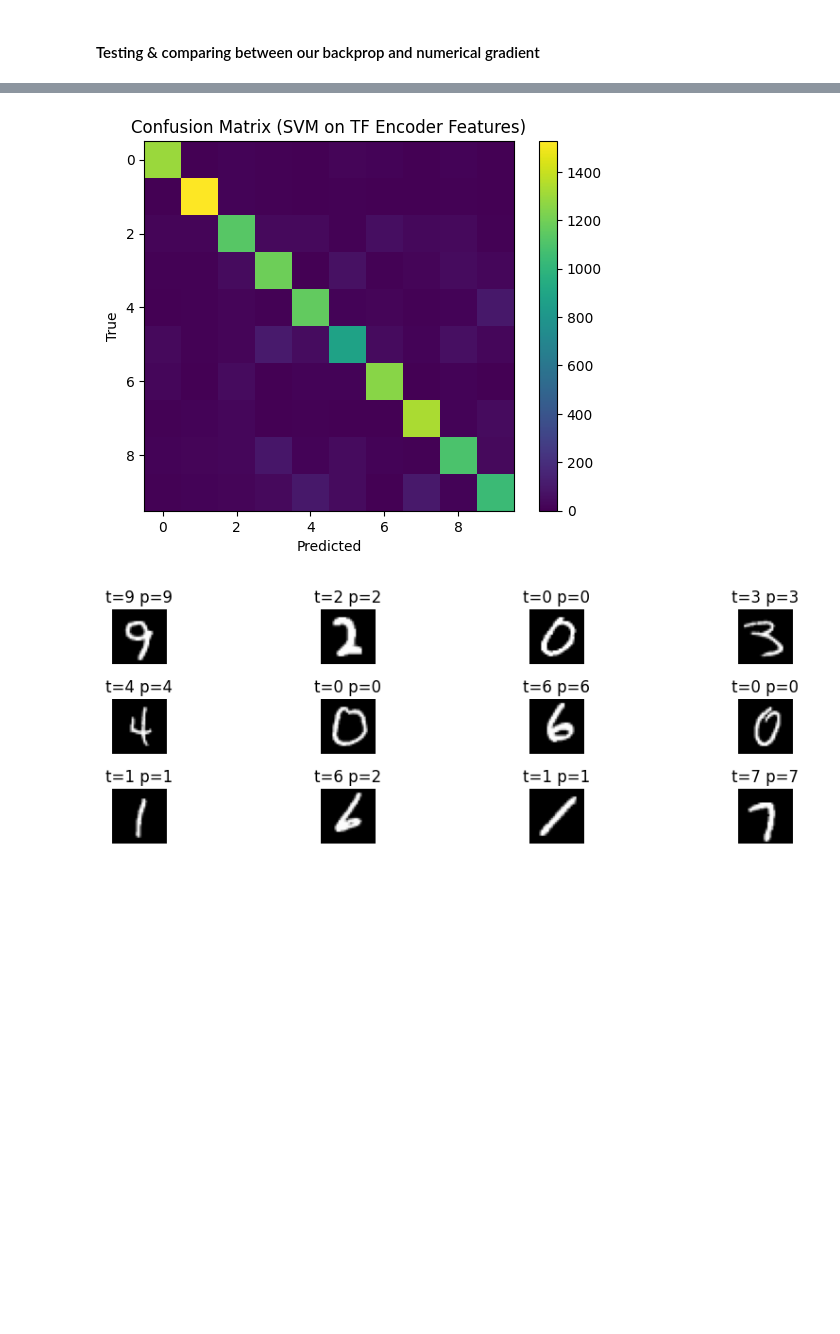
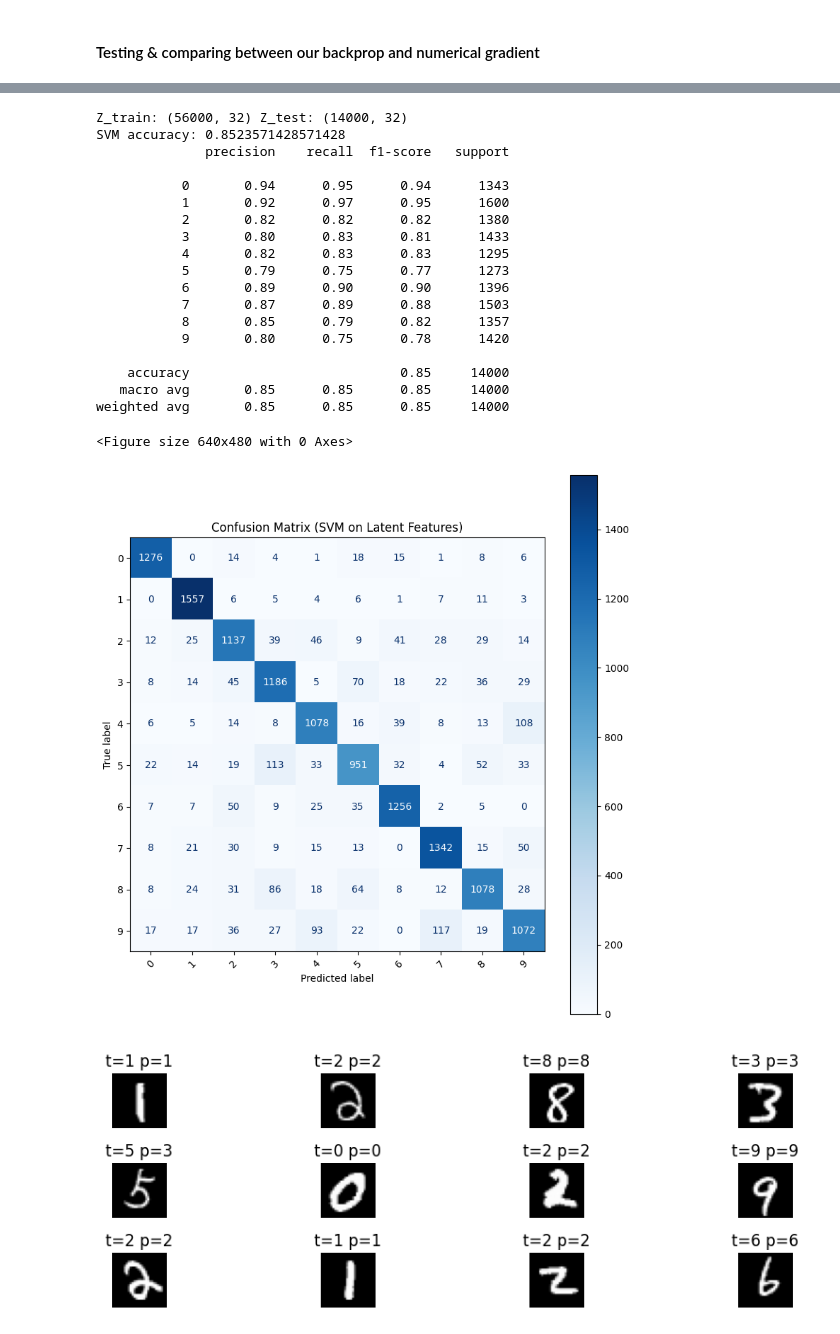
Before and after one commit to CSE473s-Course-Project-Fall25/neural-network-lib, a Jupyter notebook: notebooks/project_demo.ipynb, the cells around one changed output, grey strips where cells are left out. Saved outputs shown, nothing was run; the diff lists cells and outputs as text; code cells hidden in the pictures; blank space fills up the shorter version.

```diff
--- a/notebooks/project_demo.ipynb
+++ b/notebooks/project_demo.ipynb
@@ -284,25 +307,21 @@ Loss: 0.0085
 # %%
-# 5. Evaluate
 print("reconstructing...")
-X_test_reconstructed = autoencoder.forward(X_test[:1000]) # Predict on a subset to save memory if needed
+X_test_reconstructed = autoencoder.forward(X_test) # Predict on a subset to save memory if needed
 
-# 6. Visualize
-n_samples = 10
-plt.figure(figsize=(10, 4))
+# Visualize
+n_samples = 5
+plt.figure(figsize=(8, 4))
 for i in range(n_samples):
+    n = np.random.randint(0, X_test.shape[0]-1)
     # Original
-    plt.subplot(2, n_samples, i + 1)
-    plt.imshow(X_test[i].reshape(28, 28), cmap='gray')
-    plt.axis('off')
-    if i == 0:
-        plt.title('Original')
+    plt.subplot(1, 2, 1)
+    plt.imshow((X_test[n].reshape(28, 28)*255).astype(np.uint8), cmap='gray')
+    plt.title(f"Original")
 
     # Reconstructed
-    plt.subplot(2, n_samples, i + 1 + n_samples)
-    plt.imshow(X_test_reconstructed[i].reshape(28, 28), cmap='gray')
-    plt.axis('off')
-    if i == 0:
-        plt.title('Reconstructed')
-plt.show()
+    plt.subplot(1, 2, 2)
+    plt.imshow((X_test_reconstructed[n].reshape(28, 28)*255).astype(np.uint8), cmap='gray')
+    plt.title(f"Reconstructed")
+    plt.show()
 # %% [output]
 reconstructing...
@@ -605,7 +683,6 @@ Z_test  = encoder_tf.predict(X_test,  batch_size=1024, verbose=0)
 
 print("Z_train:", Z_train.shape, "Z_test:", Z_test.shape)   # should be (N, 32)
 
-# ===== 9) Train SVM (multi-class automatically one-vs-rest) =====
 svm = make_pipeline(
     StandardScaler(),
     LinearSVC(C=1.0, dual="auto", max_iter=5000)
@@ -613,22 +690,19 @@ svm = make_pipeline(
 
 svm.fit(Z_train, y_train)
 
-# ===== 10) Test / Evaluate =====
 y_pred = svm.predict(Z_test)
 
 print("SVM accuracy:", accuracy_score(y_test, y_pred))
 print(classification_report(y_test, y_pred))
 
-cm = confusion_matrix(y_test, y_pred)
+cm = ConfusionMatrixDisplay(confusion_matrix=confusion_matrix(y_test, y_pred), display_labels=svm.classes_)
 plt.figure()
-plt.imshow(cm)
-plt.title("Confusion Matrix (SVM on TF Encoder Features)")
-plt.xlabel("Predicted")
-plt.ylabel("True")
-plt.colorbar()
+fig, ax = plt.subplots(figsize=(8, 8))
+cm.plot(ax=ax, xticks_rotation=45, cmap=plt.cm.Blues)
+plt.title("Confusion Matrix (SVM on Latent Features)")
+plt.tight_layout()
 plt.show()
 
-# ===== 11) Show some raw images with predicted labels =====
 idx = np.random.choice(len(X_test), 12, replace=False)
 plt.figure(figsize=(10, 3))
 for k, i in enumerate(idx):
@@ -660,2 +723,21 @@ weighted avg       0.85      0.85      0.85     14000
+Z_train: (56000, 32) Z_test: (14000, 32)
+SVM accuracy: 0.8523571428571428
+              precision    recall  f1-score   support
+
+           0       0.94      0.95      0.94      1343
+           1       0.92      0.97      0.95      1600
+           2       0.82      0.82      0.82      1380
+           3       0.80      0.83      0.81      1433
+           4       0.82      0.83      0.83      1295
+           5       0.79      0.75      0.77      1273
+           6       0.89      0.90      0.90      1396
+           7       0.87      0.89      0.88      1503
+           8       0.85      0.79      0.82      1357
+           9       0.80      0.75      0.78      1420
+
+    accuracy                           0.85     14000
+   macro avg       0.85      0.85      0.85     14000
+weighted avg       0.85      0.85      0.85     14000
+<Figure size 640x480 with 0 Axes>
-[figure, old version]
+[figure, new version]
-[figure, old version]
+[figure, new version]
```
Also changed, not shown: parts of 32 cells of this notebook, 3 other files.
